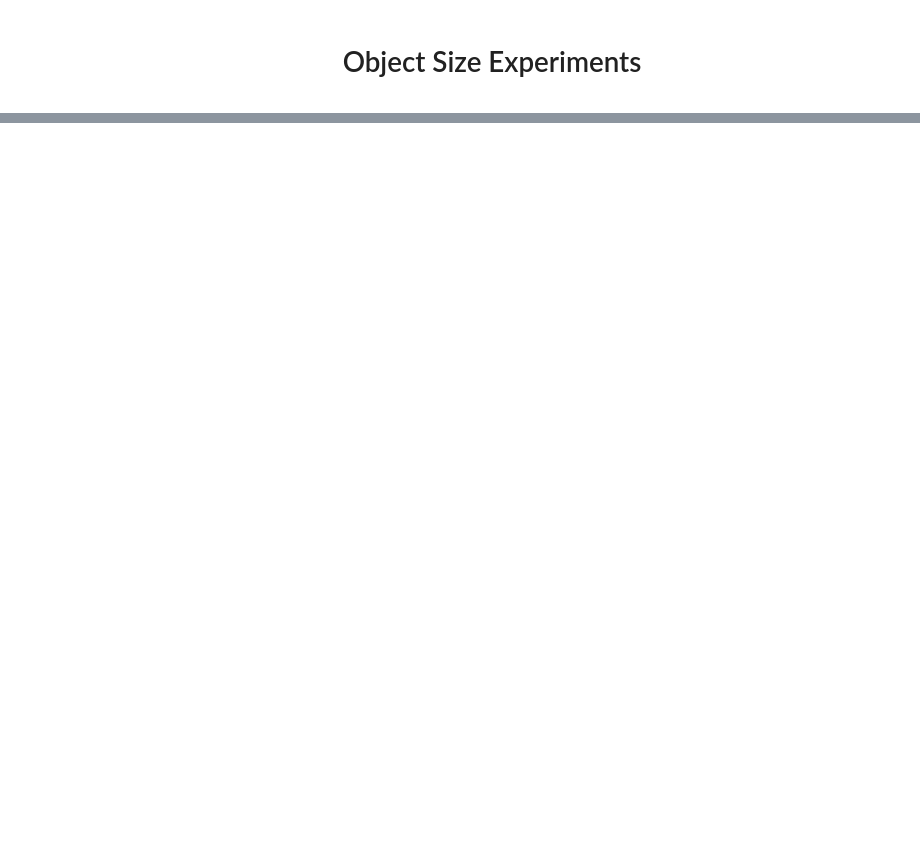
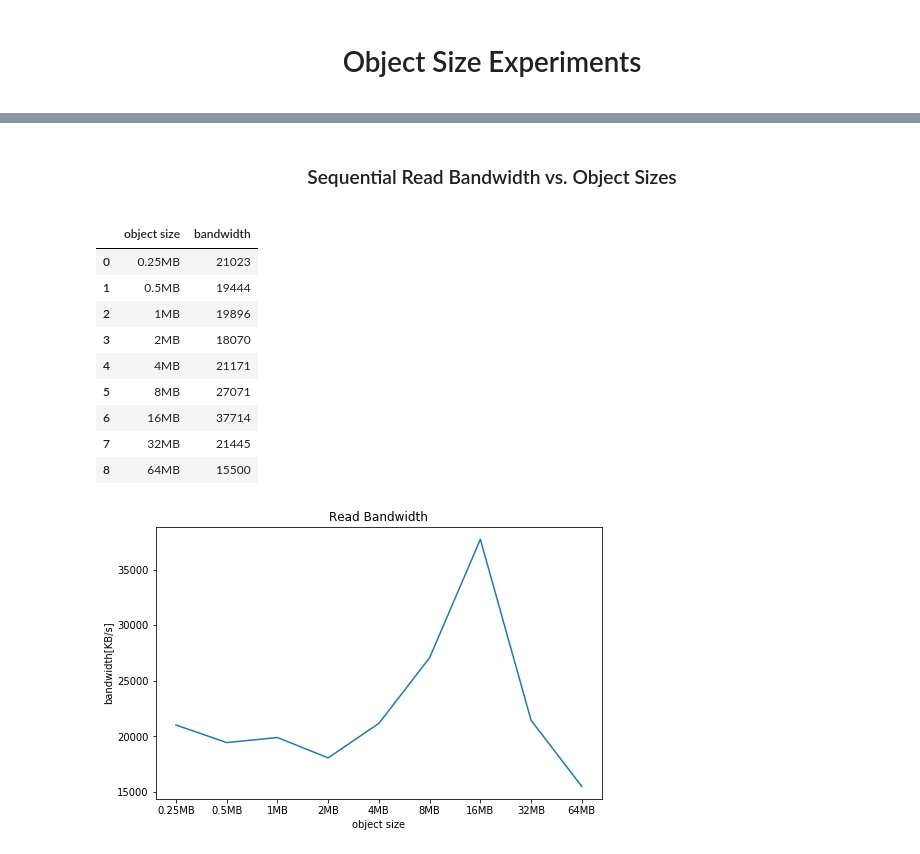
Before and after one commit to xweichu/object_size, a Jupyter notebook: object_size.ipynb, the cells around one changed output, grey strips where cells are left out. Cells and saved outputs as stored; diff of their text form; code cells hidden in the pictures; blank space fills up the shorter version.

```diff
--- a/object_size.ipynb
+++ b/object_size.ipynb
@@ -15,0 +24,15 @@ display(HTML("""
+# %%
+object_sizes = ['0.25MB','0.5MB', '1MB', '2MB', '4MB', '8MB', '16MB', '32MB', '64MB']
+
+w_bw_list = []
+for i in range(len(object_sizes)):
+    with open('./data/W'+object_sizes[i]+'.json') as f:
+        data = json.load(f)
+    w_bw_list.append([object_sizes[i],data['jobs'][0]['write']['bw']])
+
+w_bw_df = pd.DataFrame(w_bw_list, columns=['object size','bandwidth'])
+display(w_bw_df)
+
+fig = w_bw_df.plot(x='object size', y='bandwidth', title='Write Bandwidth' ,legend=False, xticks=w_bw_df.index , figsize=[8,5])
+fig.set_ylabel("bandwidth[KB/s]")
+plt.show()
@@ -15,0 +51,29 @@ display(HTML("""
+# %% [markdown]
+<center> <h3> Sequential Read Bandwidth vs. Object Sizes </h3> </center>
+# %%
+object_sizes = ['0.25MB','0.5MB', '1MB', '2MB', '4MB', '8MB', '16MB', '32MB', '64MB']
+
+r_bw_list = []
+for i in range(len(object_sizes)):
+    with open('./data/R'+object_sizes[i]+'.json') as f:
+        data = json.load(f)
+    r_bw_list.append([object_sizes[i],data['jobs'][0]['read']['bw']])
+
+r_bw_df = pd.DataFrame(r_bw_list, columns=['object size','bandwidth'])
+display(r_bw_df)
+
+fig = r_bw_df.plot(x='object size', y='bandwidth', title='Read Bandwidth' ,legend=False, xticks=r_bw_df.index , figsize=[8,5])
+fig.set_ylabel("bandwidth[KB/s]")
+plt.show()
+# %% [output]
+|  | object size | bandwidth |
+| 0 | 0.25MB | 21023 |
+| 1 | 0.5MB | 19444 |
+| 2 | 1MB | 19896 |
+| 3 | 2MB | 18070 |
+| 4 | 4MB | 21171 |
+| 5 | 8MB | 27071 |
+| 6 | 16MB | 37714 |
+| 7 | 32MB | 21445 |
+| 8 | 64MB | 15500 |
+[figure, added]
```
Also changed, not shown: parts of 8 cells of this notebook, 1 other file.
